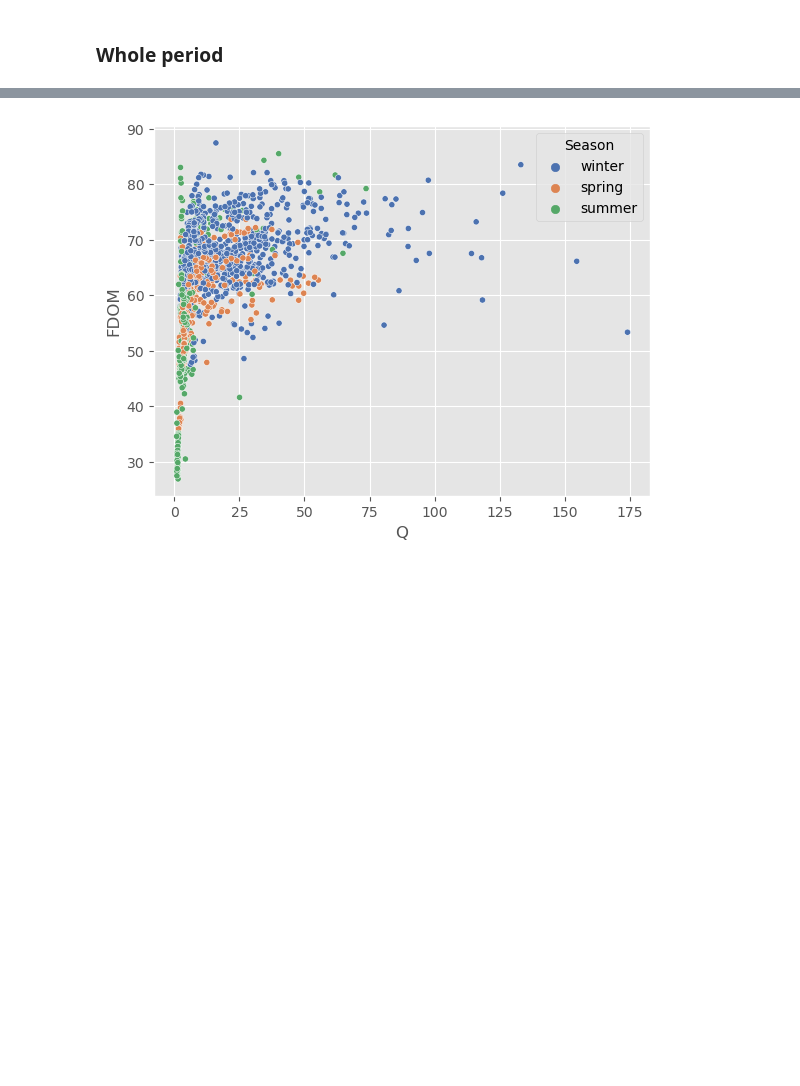
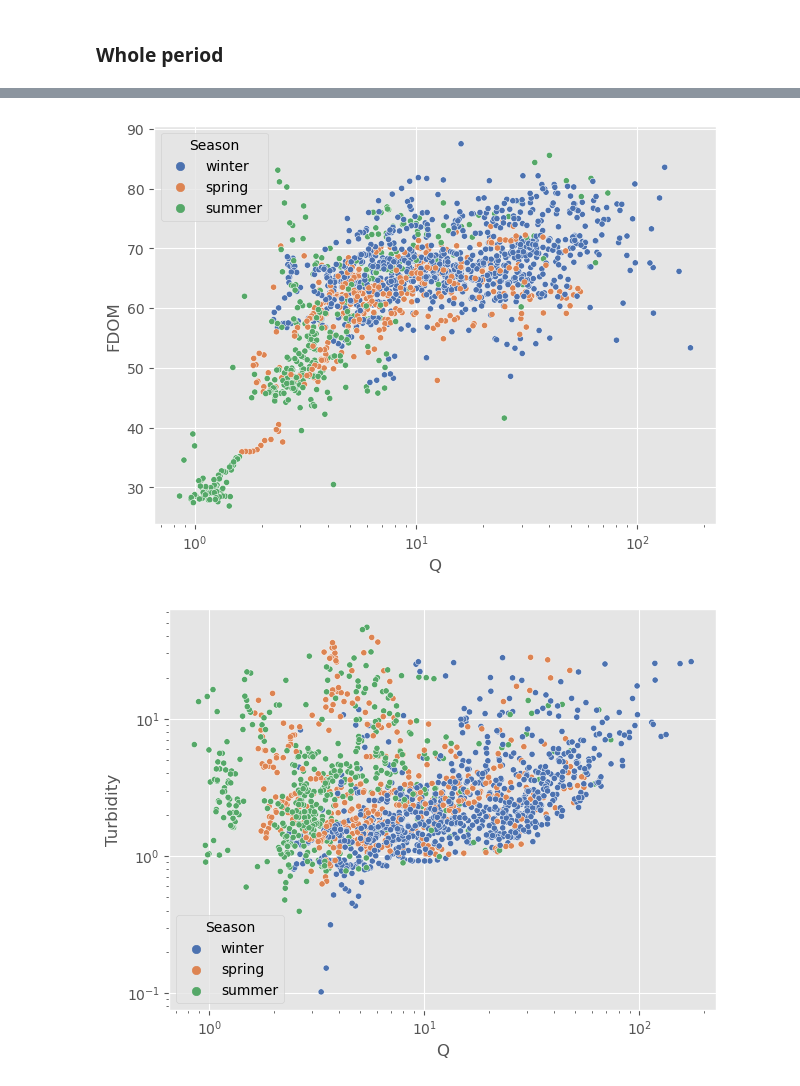
Before and after one commit to NIVANorge/maalselva, a Jupyter notebook: 2022_MD/code/md_option4_python.ipynb, the cells around one changed output, grey strips where cells are left out. Drawn from its saved outputs; the diff is of its cells as text; code cells hidden in the pictures; blank space fills up the shorter version.

```diff
--- a/2022_MD/code/md_option4_python.ipynb
+++ b/2022_MD/code/md_option4_python.ipynb
@@ -308,8 +312,8 @@ zoom_periods_dict = {'Storelva': ['2018-09-05', '2018-09-15',
                                   ['FDOM', 'Turbidity']]
                     }
 
-figsize_dict = {'Storelva': (6, 5),
-                'Malselva': (4, 3)}
+figsize_dict = {'Storelva': (6, 4),
+                'Malselva': (8, 4)}
 
 li = zoom_periods_dict[site]
 
@@ -332,6 +336,8 @@ for i, ax in enumerate(axs):
     ax2.set_ylabel('Q')
     axs[i].set_xlabel('')
 
+# plt.suptitle("%s" % site_name_dict[site], size=12);
+
 plt.tight_layout()
 plt.savefig(r'../figures/timeseries_event-example_%s.png' % site)
 # %% [output]
@@ -360,12 +373,21 @@ N.B. this R package looks like it could be useful: https://cran.r-project.org/we
 # %% [markdown]
 ### Whole period
 # %%
-# Hourly data
-sns.scatterplot(x="Q", y="FDOM", data=df_hourly, hue="Season", palette="deep",
-                hue_order=['winter', 'spring', 'summer'], s=10)
+var_li = ["FDOM", "Turbidity"]
 
-if site == 'Malselva':
-    plt.ylim(ymax=63)
+for var in var_li:
+    # Hourly data
+    fig = plt.figure()
+    sns.scatterplot(x="Q", y=var, data=df_hourly, hue="Season", palette="deep",
+                    hue_order=['winter', 'spring', 'summer'], s=10)
 
-plt.savefig(r'../figures/FDOM-Q_hourly_AllData_%s.png' % site)
+    if site == 'Malselva' and var == 'FDOM':
+        plt.ylim(ymax=63)
+    if var == 'Turbidity':
+        # plt.ylim(ymin=0)
+        plt.yscale('log')
+        plt.xscale('log')
+
+    plt.tight_layout()
+    plt.savefig(r'../figures/FDOM-Q_hourly_AllData_%s-%s.png' % (site, var))
 # %% [output]
@@ -373,11 +396,19 @@ plt.savefig(r'../figures/FDOM-Q_hourly_AllData_%s.png' % site)
 # %%
 # Daily data
-sns.scatterplot(x="Q", y="FDOM", data=df, hue="Season", palette="deep",
-               hue_order = ['winter', 'spring', 'summer'], s=20)
 
-plt.savefig(r'../figures/FDOM-Q_daily_AllData_%s.png' % site)
+for var in var_li:
+    fig = plt.figure()
+    sns.scatterplot(x="Q", y=var, data=df, hue="Season", palette="deep",
+                    hue_order = ['winter', 'spring', 'summer'], s=20)
+    if site == "Storelva":
+        plt.xscale('log')
+    if var == "Turbidity":
+        plt.yscale('log')
+    plt.tight_layout()
+    plt.savefig(r'../figures/FDOM-Q_daily_AllData_%s-%s.png' % (site, var))
 # %% [output]
-[figure, old version]
+[figure, new version]
+[figure, added]
 # %%
 # # Different way of doing the same thing
 # groups = df_hourly.groupby('Season')
```
Also changed, not shown: parts of 7 cells of this notebook, 16 other files.
